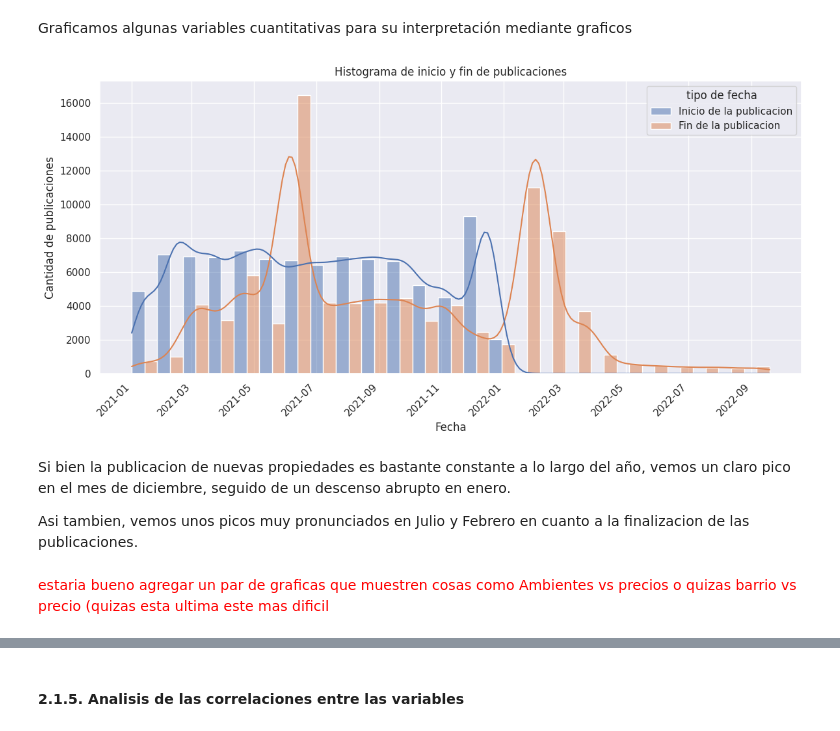
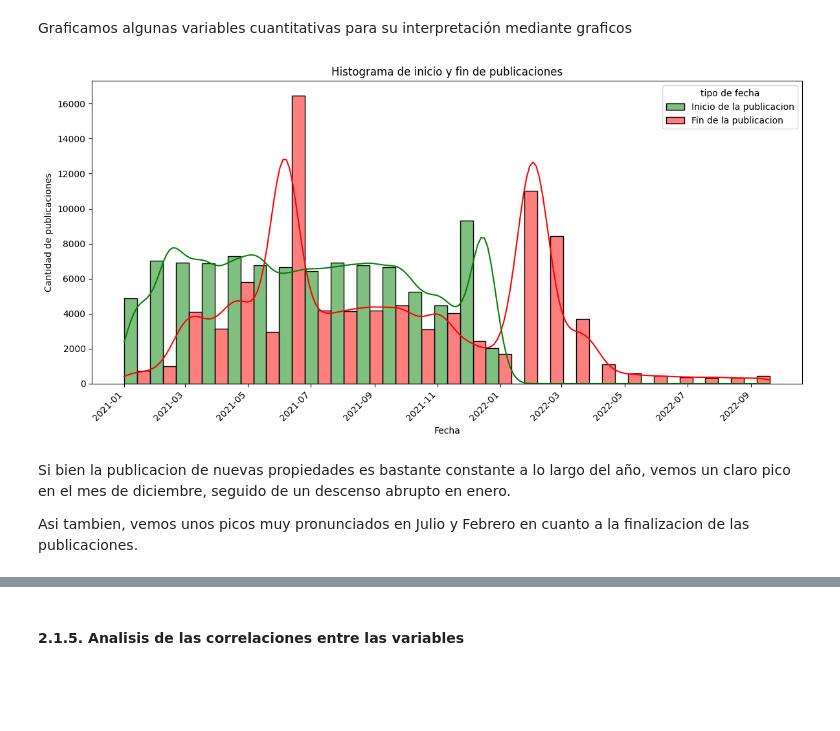
Before and after one commit to sttesta3/7506R-1C2024-GRUPO08, a Jupyter notebook: 7506R-1C2024-GRUPO08-CHECKPOINT_1.ipynb, the cells around one changed output, grey strips where cells are left out. Cells and saved outputs as stored; diff of their text form; code cells hidden in the pictures; blank space fills up the shorter version.

Commit message:
Mejore algunas graficas y ordene un poco

```diff
--- a/7506R-1C2024-GRUPO08-CHECKPOINT_1.ipynb
+++ b/7506R-1C2024-GRUPO08-CHECKPOINT_1.ipynb
@@ -541,40 +541,41 @@ Como vemos, la gran mayoria de nuestras publicaciones son departamentos y cerca
 # %% [markdown]
 Graficamos algunas variables cuantitativas para su interpretación mediante graficos
 # %%
-# Creo una figura para almacenar mis  dos subgráficos
+# Creo una figura para almacenar mi grafica
 plt.figure(figsize=(12, 6))
 
 # Me quedo solo con las fechas de inicio y de fin
 fecha_inicio = ds_properati["start_date"]
 fecha_fin = ds_properati['end_date']
 
 # Armo un dataframe que tenga todas las fechas e indique que tipo de fecha es.
-df = pd.concat(axis=0, ignore_index=True, objs=[
+fechas = pd.concat(axis=0, ignore_index=True, objs=[
     pd.DataFrame.from_dict({'fecha': fecha_inicio.values, 'tipo de fecha': 'Inicio de la publicacion'}),
     pd.DataFrame.from_dict({'fecha': fecha_fin.values, 'tipo de fecha': 'Fin de la publicacion'})
 ])
 
+# !---> De aca para abajo esta todo bien, quizas se podria optimizar un poco la parte de arriba
+
 sns.histplot(
     bins = 25,
-    data = df,
+    data = fechas,
     x = "fecha", # toma la data de la variable fecha
     hue = "tipo de fecha", # separame entre los que empieza y los que terminan
     multiple = "dodge", # separame las barras de inicio y fin (Si pongo stack las apila)
-    kde = True # Agregame la densidad.
+    kde = True, # Agregame la densidad.
+    palette = ["green", "red"]
 )
 
 plt.xticks(rotation=45, ha="right") # roto las etiquetas del eje X
 plt.xlabel("Fecha") # agrego un label al eje x
 plt.ylabel("Cantidad de publicaciones") # agrego un label al eje y
 plt.title("Histograma de inicio y fin de publicaciones")
 
 plt.tight_layout() # Ajusto el diseño
 plt.show() # Imprimo el resultado.
 # %% [output]
-[figure, old version]
+[figure, new version]
 # %% [markdown]
 Si bien la publicacion de nuevas propiedades es bastante constante a lo largo del año, vemos un claro pico en el mes de diciembre, seguido de un descenso abrupto en enero.
 
 Asi tambien, vemos unos picos muy pronunciados en Julio y Febrero en cuanto a la finalizacion de las publicaciones.
-# %% [markdown]
-<font color=red>estaria bueno agregar un par de graficas que muestren cosas como Ambientes vs precios o quizas barrio vs precio (quizas esta ultima este mas dificil</font>
```
Also changed, not shown: parts of 10 cells of this notebook.
